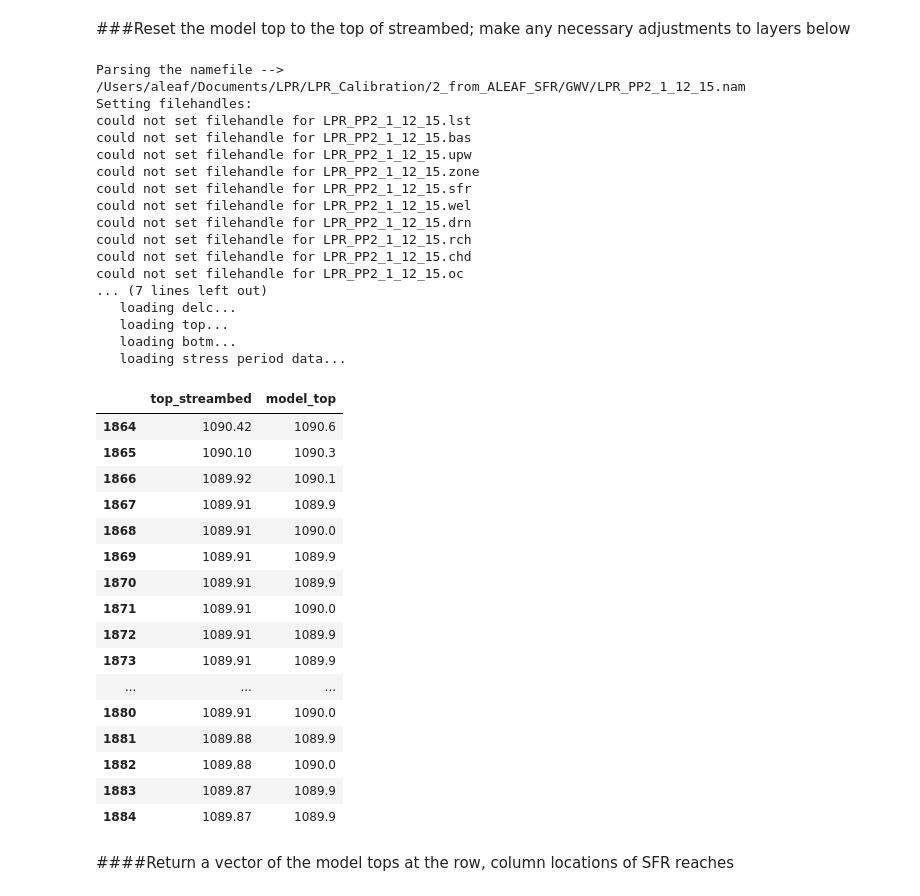
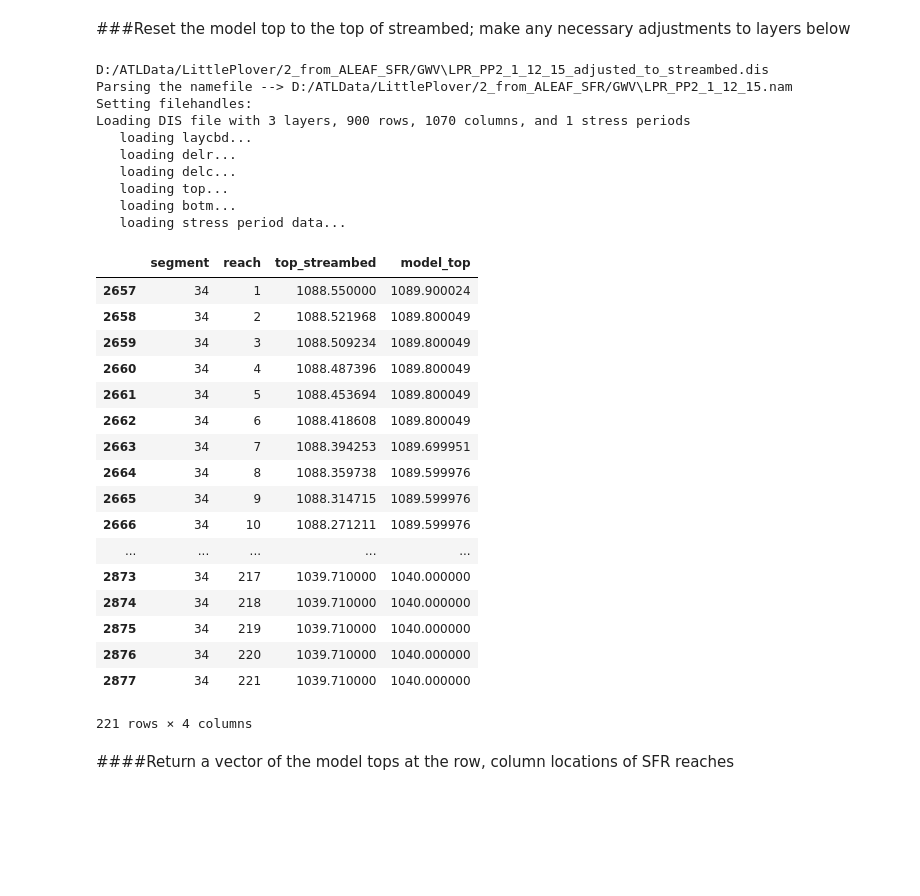
Before and after one commit to DOI-USGS/sfrmaker, a Jupyter notebook: Notebooks/ResetModelTop.ipynb, the cells around one changed output. Cells and saved outputs as stored; diff of their text form; code cells hidden in the pictures; blank space fills up the shorter version.

```diff
--- a/Notebooks/ResetModelTop.ipynb
+++ b/Notebooks/ResetModelTop.ipynb
@@ -6,54 +6,49 @@ sys.path.append('..')
 import numpy as np
 from postproc import *
 # %%
-mat1 = '/Users/aleaf/Documents/LPR/LPR_Calibration/2_from_ALEAF_SFR/SFRoutput/Mat1_elevs.csv'
-mat2 = '/Users/aleaf/Documents/LPR/LPR_Calibration/2_from_ALEAF_SFR/SFRoutput/Mat2_elevs_edited.csv'
-
-mfpath = '/Users/aleaf/Documents/LPR/LPR_Calibration/2_from_ALEAF_SFR/GWV'
-mfdis = 'LPR_PP2_1_12_15.dis'
+#path = '/Users/aleaf/Documents/LPR/LPR_Calibration/2_from_ALEAF_SFR/'
+path = 'D:/ATLData/LittlePlover/2_from_ALEAF_SFR/'
+mat1 = path + 'SFRoutput/Mat1_elevs.csv'
+mat2 = path + 'SFRoutput/Mat2_elevs_edited.csv'
+mfpath = path + 'GWV'
 mfnam = 'LPR_PP2_1_12_15.nam'
+mfdis = 'LPR_PP2_1_12_15_adjusted_to_streambed.dis'
 
 minimum_thickness = 1
 
 sfr = SFRdata(Mat1=mat1, Mat2=mat2, mfpath=mfpath, mfdis=mfdis, mfnam=mfnam)
 # %% [output]
-Parsing the namefile --> /Users/aleaf/Documents/LPR/LPR_Calibration/2_from_ALEAF_SFR/GWV/LPR_PP2_1_12_15.nam
+D:/ATLData/LittlePlover/2_from_ALEAF_SFR/GWV\LPR_PP2_1_12_15_adjusted_to_streambed.dis
+Parsing the namefile --> D:/ATLData/LittlePlover/2_from_ALEAF_SFR/GWV\LPR_PP2_1_12_15.nam
 Setting filehandles:
-could not set filehandle for LPR_PP2_1_12_15.lst
-could not set filehandle for LPR_PP2_1_12_15.bas
-could not set filehandle for LPR_PP2_1_12_15.upw
-could not set filehandle for LPR_PP2_1_12_15.zone
-could not set filehandle for LPR_PP2_1_12_15.sfr
-could not set filehandle for LPR_PP2_1_12_15.wel
-could not set filehandle for LPR_PP2_1_12_15.drn
-could not set filehandle for LPR_PP2_1_12_15.rch
-could not set filehandle for LPR_PP2_1_12_15.chd
-could not set filehandle for LPR_PP2_1_12_15.oc
-... (7 lines left out)
+Loading DIS file with 3 layers, 900 rows, 1070 columns, and 1 stress periods
+   loading laycbd...
+   loading delr...
    loading delc...
    loading top...
    loading botm...
    loading stress period data...
 # %%
-sfr.m1.ix[sfr.m1.segment == 25, ['top_streambed', 'model_top']]
+sfr.m1.ix[sfr.m1.segment == 34, ['segment', 'reach', 'top_streambed', 'model_top']]
 # %% [output]
-|  | top_streambed | model_top |
-| 1864 | 1090.42 | 1090.6 |
-| 1865 | 1090.10 | 1090.3 |
-| 1866 | 1089.92 | 1090.1 |
-| 1867 | 1089.91 | 1089.9 |
-| 1868 | 1089.91 | 1090.0 |
-| 1869 | 1089.91 | 1089.9 |
-| 1870 | 1089.91 | 1089.9 |
-| 1871 | 1089.91 | 1090.0 |
-| 1872 | 1089.91 | 1089.9 |
-| 1873 | 1089.91 | 1089.9 |
-| ... | ... | ... |
-| 1880 | 1089.91 | 1090.0 |
-| 1881 | 1089.88 | 1089.9 |
-| 1882 | 1089.88 | 1090.0 |
-| 1883 | 1089.87 | 1089.9 |
-| 1884 | 1089.87 | 1089.9 |
+|  | segment | reach | top_streambed | model_top |
+| 2657 | 34 | 1 | 1088.550000 | 1089.900024 |
+| 2658 | 34 | 2 | 1088.521968 | 1089.800049 |
+| 2659 | 34 | 3 | 1088.509234 | 1089.800049 |
+| 2660 | 34 | 4 | 1088.487396 | 1089.800049 |
+| 2661 | 34 | 5 | 1088.453694 | 1089.800049 |
+| 2662 | 34 | 6 | 1088.418608 | 1089.800049 |
+| 2663 | 34 | 7 | 1088.394253 | 1089.699951 |
+| 2664 | 34 | 8 | 1088.359738 | 1089.599976 |
+| 2665 | 34 | 9 | 1088.314715 | 1089.599976 |
+| 2666 | 34 | 10 | 1088.271211 | 1089.599976 |
+| ... | ... | ... | ... | ... |
+| 2873 | 34 | 217 | 1039.710000 | 1040.000000 |
+| 2874 | 34 | 218 | 1039.710000 | 1040.000000 |
+| 2875 | 34 | 219 | 1039.710000 | 1040.000000 |
+| 2876 | 34 | 220 | 1039.710000 | 1040.000000 |
+| 2877 | 34 | 221 | 1039.710000 | 1040.000000 |
+221 rows × 4 columns
 # %% [markdown]
 ####Return a vector of the model tops at the row, column locations of SFR reaches
 # %%
```
Also changed, not shown: parts of 1 cell of this notebook, 5 other files.
